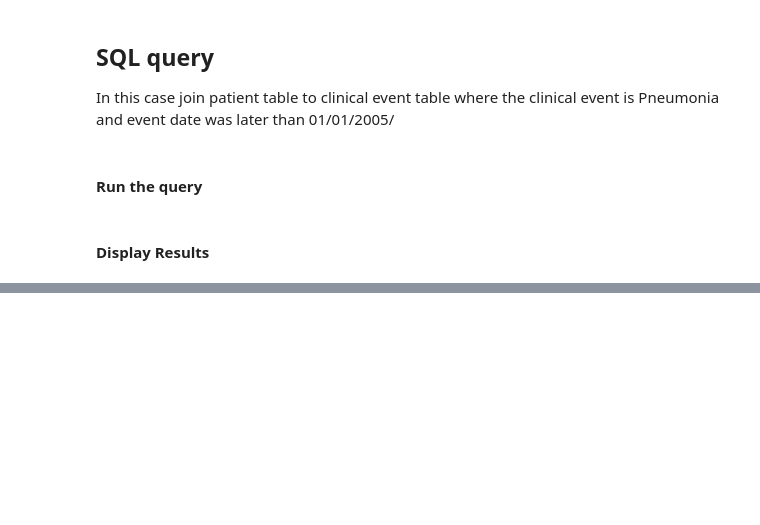
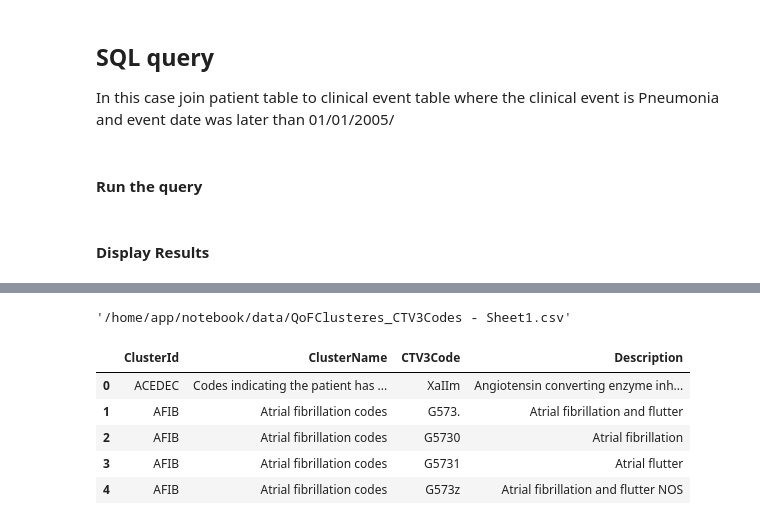
Before and after one commit to opensafely/tpp-sql-notebook, a Jupyter notebook: notebooks/tpp-schema.ipynb, the cells around one changed output, grey strips where cells are left out. Cells and saved outputs as stored; diff of their text form; code cells hidden in the pictures; blank space fills up the shorter version.

```diff
--- a/notebooks/tpp-schema.ipynb
+++ b/notebooks/tpp-schema.ipynb
@@ -98,0 +105,20 @@ cohort.head()
+# %%
+filename = "QoFClusteres_CTV3Codes - Sheet1.csv"
+folder = "/data/"
+# %%
+path = os.path.dirname(os.getcwd()) + folder + filename
+# %%
+path
+# %% [output]
+'/home/app/notebook/data/QoFClusteres_CTV3Codes - Sheet1.csv'
+# %%
+df = pd.read_csv(path)
+# %%
+df.head()
+# %% [output]
+|  | ClusterId | ClusterName | CTV3Code | Description |
+| 0 | ACEDEC | Codes indicating the patient has ... | XaIIm | Angiotensin converting enzyme inh... |
+| 1 | AFIB | Atrial fibrillation codes | G573. | Atrial fibrillation and flutter |
+| 2 | AFIB | Atrial fibrillation codes | G5730 | Atrial fibrillation |
+| 3 | AFIB | Atrial fibrillation codes | G5731 | Atrial flutter |
+| 4 | AFIB | Atrial fibrillation codes | G573z | Atrial fibrillation and flutter NOS |
```
Also changed, not shown: parts of 8 cells of this notebook, 1 other file.
